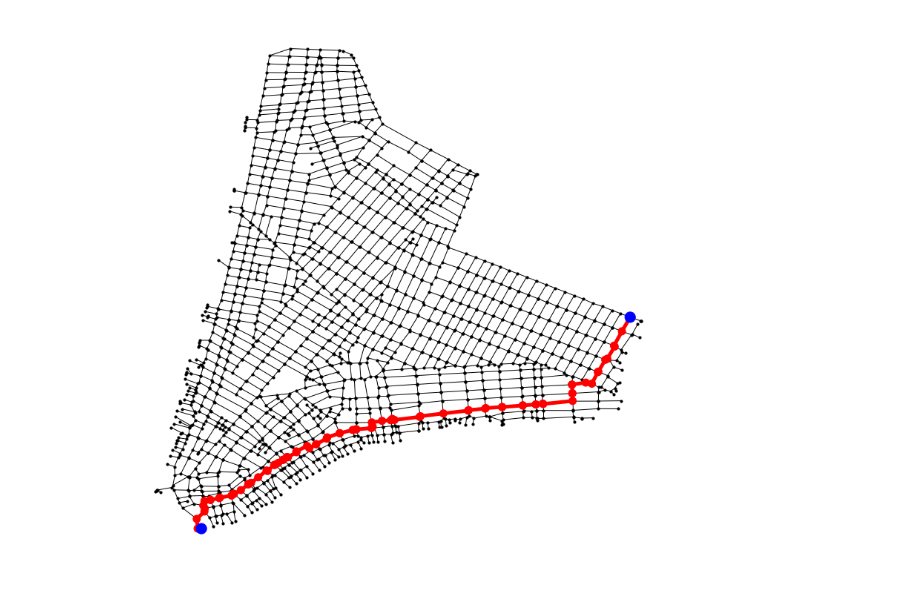
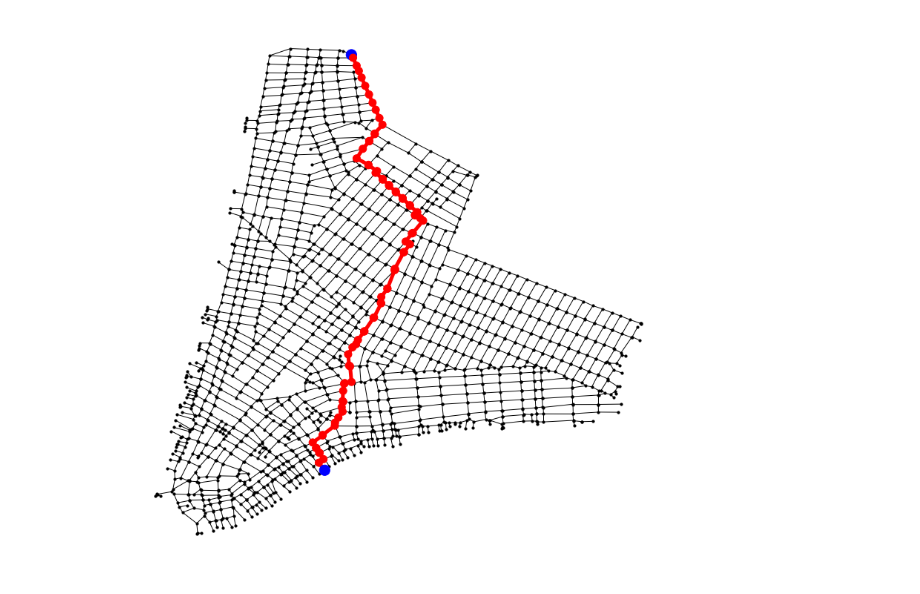
Before and after one commit to jondonas/DH-401, a Jupyter notebook: GraphParser.ipynb, the cells around one changed output. Saved outputs shown, nothing was run; the diff lists cells and outputs as text; code cells hidden in the pictures.

```diff
--- a/GraphParser.ipynb
+++ b/GraphParser.ipynb
@@ -56,38 +56,38 @@ def createGraphFromFile(filePath):
 # Draw underlying graph
 #G = createGraphFromFile("mapOutputs/TestMap.txt")
 G = createGraphFromFile("mapOutputs/a_junius_fullres_black-and-white_#2_23h41m54s/Graph Detection_guo_hall_graph_detection_fullres_black-and-white.txt")
-#nx.draw(G, nx.get_node_attributes(G, 'pos'), node_size=10, node_color="black", with_labels=True, font_size=5)
+#nx.draw(G, nx.get_node_attributes(G, 'pos'), node_size=10, node_color="black", with_labels=True, font_size=7)
 nx.draw(G, nx.get_node_attributes(G, 'pos'), node_size=10, node_color="black")
 
 # Arbitrary start and end coordinates
 #startCoordinates = "(2, 3)"
 #endCoordinates = "(229, 313)"
-startCoordinates = "(5215, 6383)"
-endCoordinates = "(8236, 1132)"
+startCoordinates = "(1464, 2969)"
+endCoordinates = "(7345, 2642)"
 
 
 # Get path using Dijkstra's algorithm
 path = nx.dijkstra_path(G, startCoordinates, endCoordinates, 'distance')
 
 # Get edges, colors, and positions of shortest path nodes
 pos = {}
 edges = []
 colorMap = []
 sizeMap = []
 for i, val in enumerate(path):
     pos[val] = G.node[val]['pos']
 
     if i+1 < len(path):
         edges.append((path[i], path[i+1]))
     if i == 0 or i == len(path)-1:
         colorMap.append("blue")
         sizeMap.append(200)
     else:
         colorMap.append("red")
         sizeMap.append(100)
 
 # Draw the shortest path
 nx.draw_networkx_nodes(G, pos, nodelist=path, node_color=colorMap, node_size=sizeMap)
 nx.draw_networkx_edges(G, pos, edgelist=edges, edge_color='r', width=5); # semicolon to suppress output
 # %% [output]
-[figure, old version]
+[figure, new version]
```
